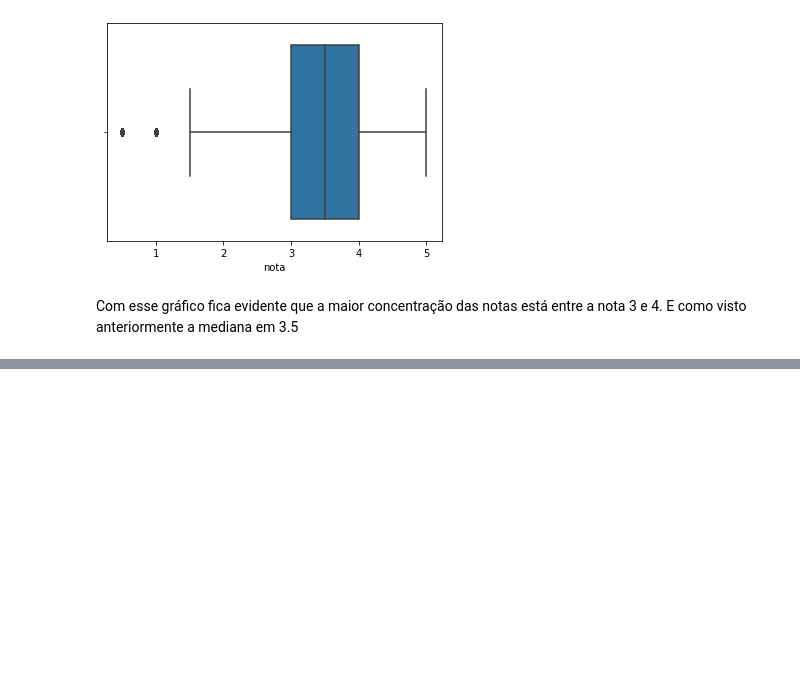
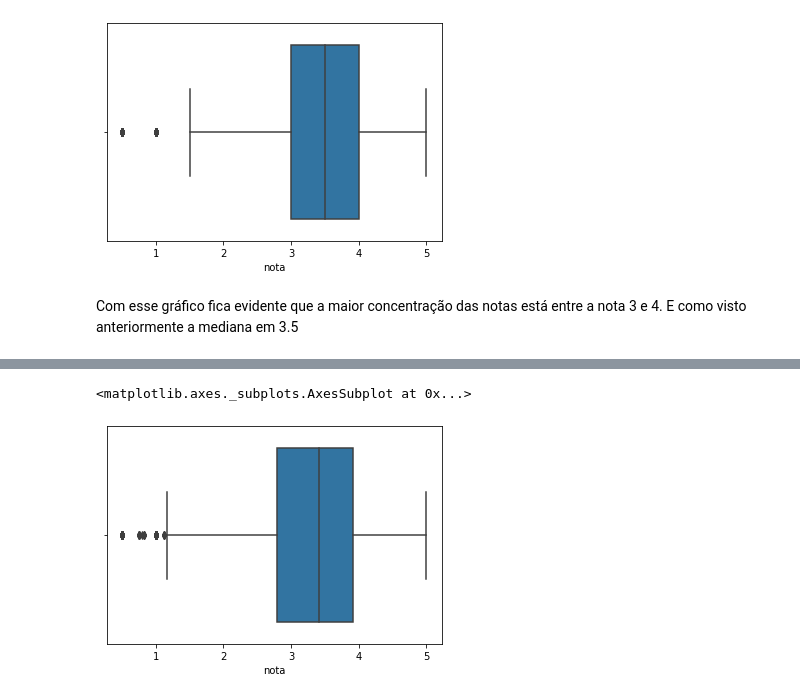
Before and after one commit to laurivansareta/introducao-a-data-science, a Jupyter notebook: Introdução_a_Data_Science.ipynb, the cells around one changed output, grey strips where cells are left out. Saved outputs shown, nothing was run; the diff lists cells and outputs as text; code cells hidden in the pictures; blank space fills up the shorter version.

```diff
--- a/Introdução_a_Data_Science.ipynb
+++ b/Introdução_a_Data_Science.ipynb
@@ -112,0 +200,5 @@ Com esse gráfico fica evidente que a maior concentração das notas está entre
+# %%
+sns.boxplot(medias_por_filme)
+# %% [output]
+<matplotlib.axes._subplots.AxesSubplot at 0x...>
+[figure, added]
```
Also changed, not shown: parts of 24 cells of this notebook.
